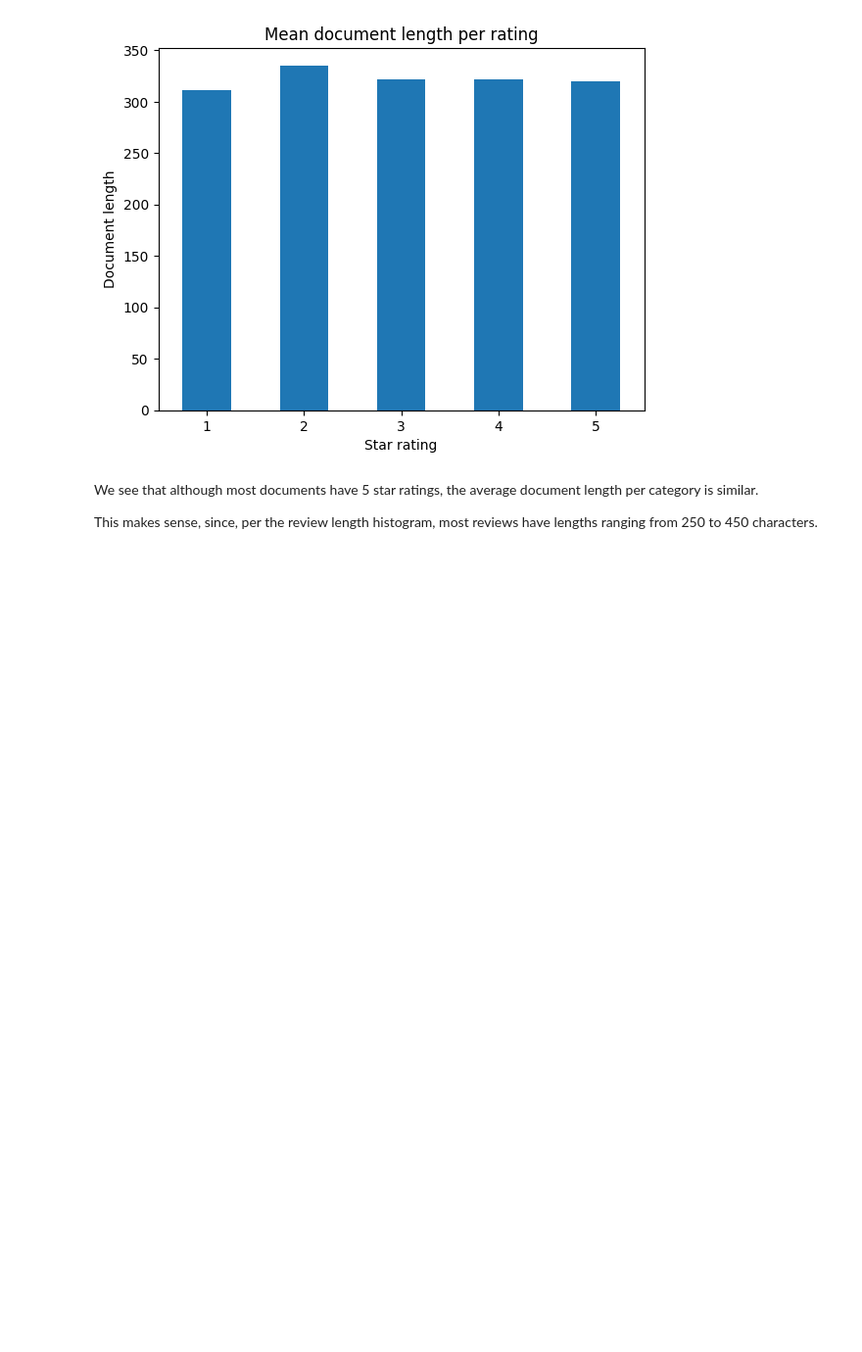
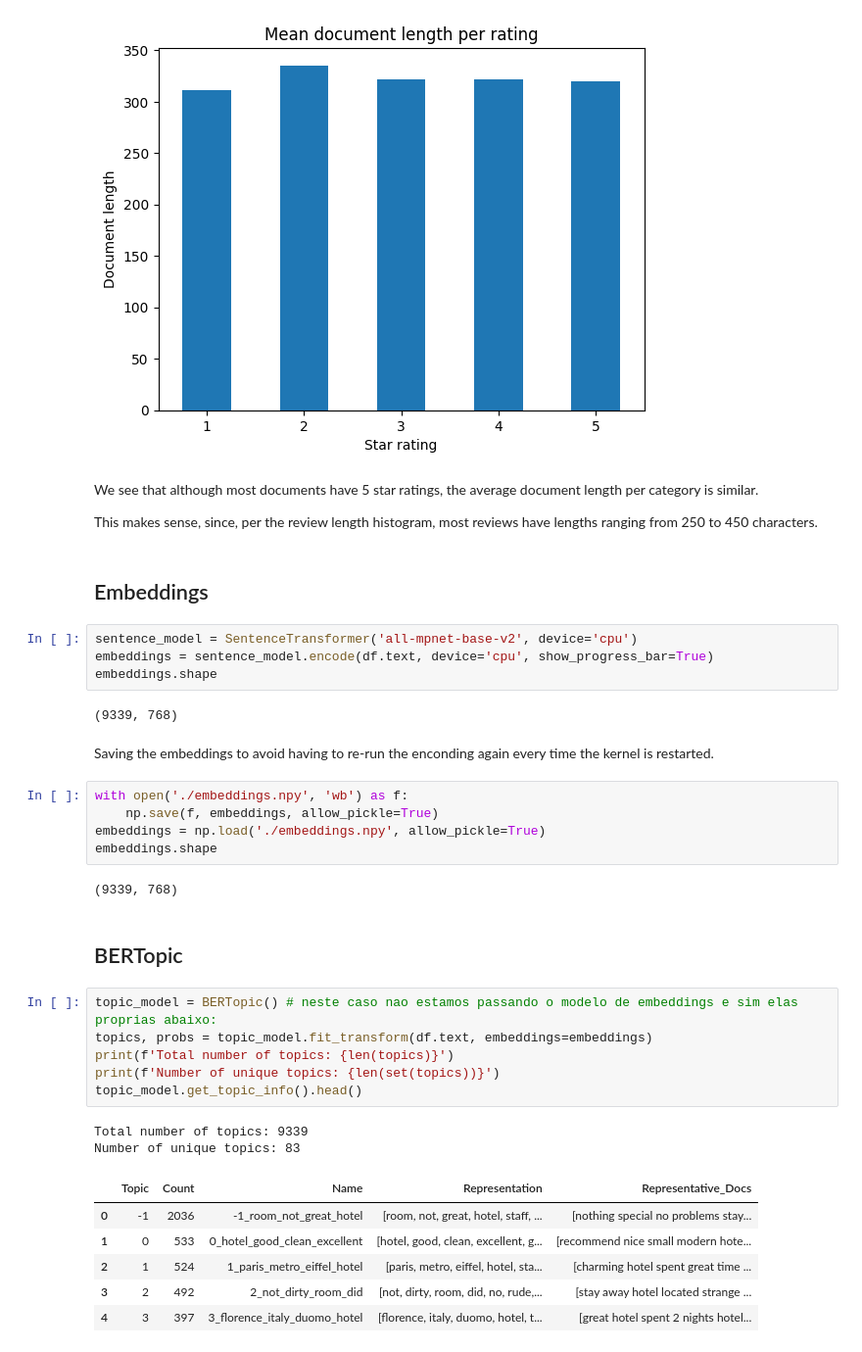
Before and after one commit to nataliarampon/topic-modeling, a Jupyter notebook: TopicModeling.ipynb, the cells around one changed output. Shown: that part at 98% size. Saved outputs shown, nothing was run; the diff lists cells and outputs as text; blank space fills up the shorter version.

Commit message:
feat: embeddings for initial bertopic implementation

```diff
--- a/TopicModeling.ipynb
+++ b/TopicModeling.ipynb
@@ -75,3 +78,37 @@ Text(0, 0.5, 'Document length')
 We see that although most documents have 5 star ratings, the average document length per category is similar.
 
 This makes sense, since, per the review length histogram, most reviews have lengths ranging from 250 to 450 characters.
+# %% [markdown]
+## Embeddings
+# %%
+sentence_model = SentenceTransformer('all-mpnet-base-v2', device='cpu')
+embeddings = sentence_model.encode(df.text, device='cpu', show_progress_bar=True)
+embeddings.shape
+# %% [output]
+(9339, 768)
+# %% [markdown]
+Saving the embeddings to avoid having to re-run the enconding again every time the kernel is restarted.
+# %%
+with open('./embeddings.npy', 'wb') as f:
+    np.save(f, embeddings, allow_pickle=True)
+embeddings = np.load('./embeddings.npy', allow_pickle=True)
+embeddings.shape
+# %% [output]
+(9339, 768)
+# %% [markdown]
+## BERTopic
+# %%
+topic_model = BERTopic() # neste caso nao estamos passando o modelo de embeddings e sim elas proprias abaixo:
+topics, probs = topic_model.fit_transform(df.text, embeddings=embeddings)
+print(f'Total number of topics: {len(topics)}')
+print(f'Number of unique topics: {len(set(topics))}')
+topic_model.get_topic_info().head()
+# %% [output]
+Total number of topics: 9339
+Number of unique topics: 83
+|  | Topic | Count | Name | Representation | Representative_Docs |
+| 0 | -1 | 2036 | -1_room_not_great_hotel | [room, not, great, hotel, staff, ... | [nothing special no problems stay... |
+| 1 | 0 | 533 | 0_hotel_good_clean_excellent | [hotel, good, clean, excellent, g... | [recommend nice small modern hote... |
+| 2 | 1 | 524 | 1_paris_metro_eiffel_hotel | [paris, metro, eiffel, hotel, sta... | [charming hotel spent great time ... |
+| 3 | 2 | 492 | 2_not_dirty_room_did | [not, dirty, room, did, no, rude,... | [stay away hotel located strange ... |
+| 4 | 3 | 397 | 3_florence_italy_duomo_hotel | [florence, italy, duomo, hotel, t... | [great hotel spent 2 nights hotel... |
```
Also changed, not shown: parts of 5 cells of this notebook, 1 other file.
